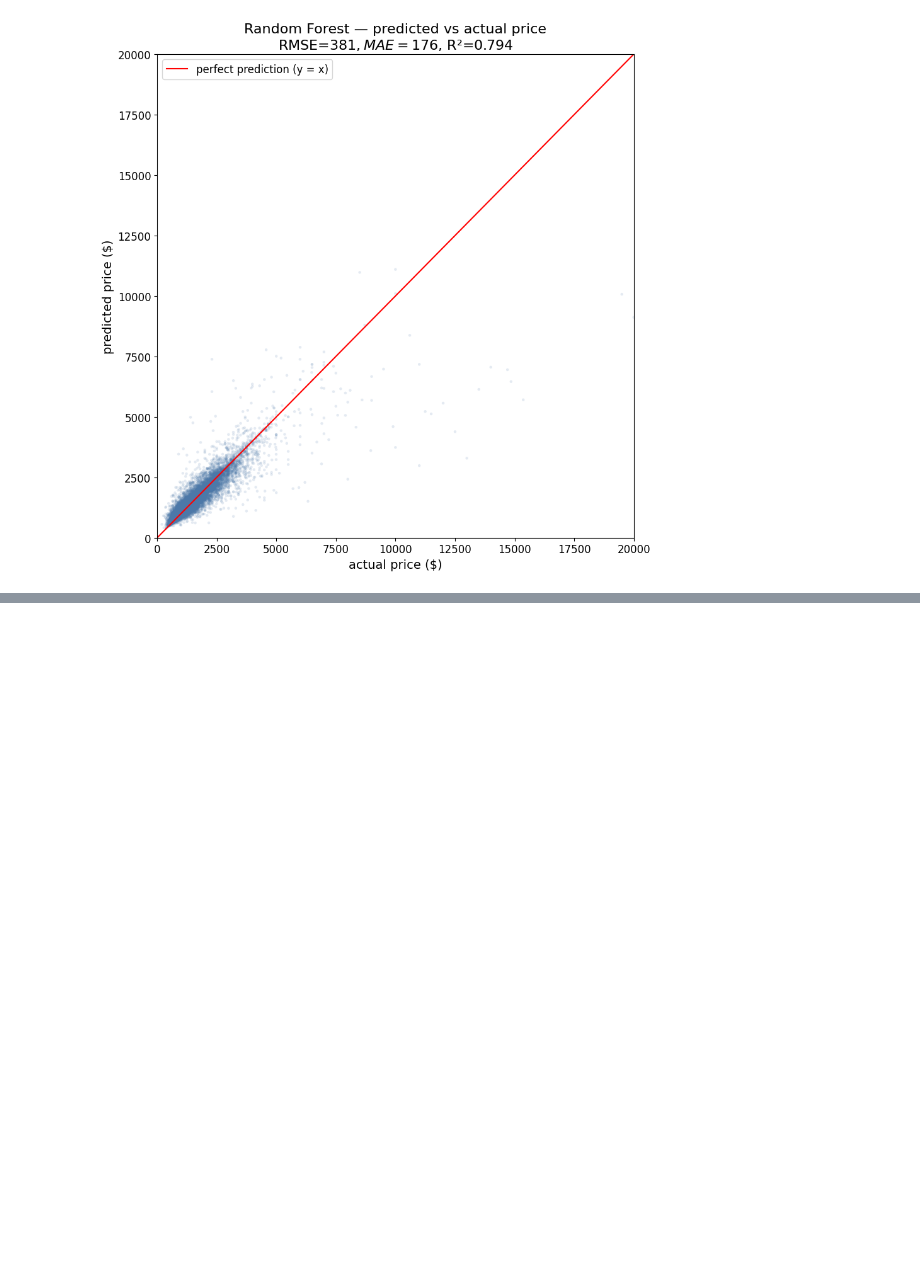
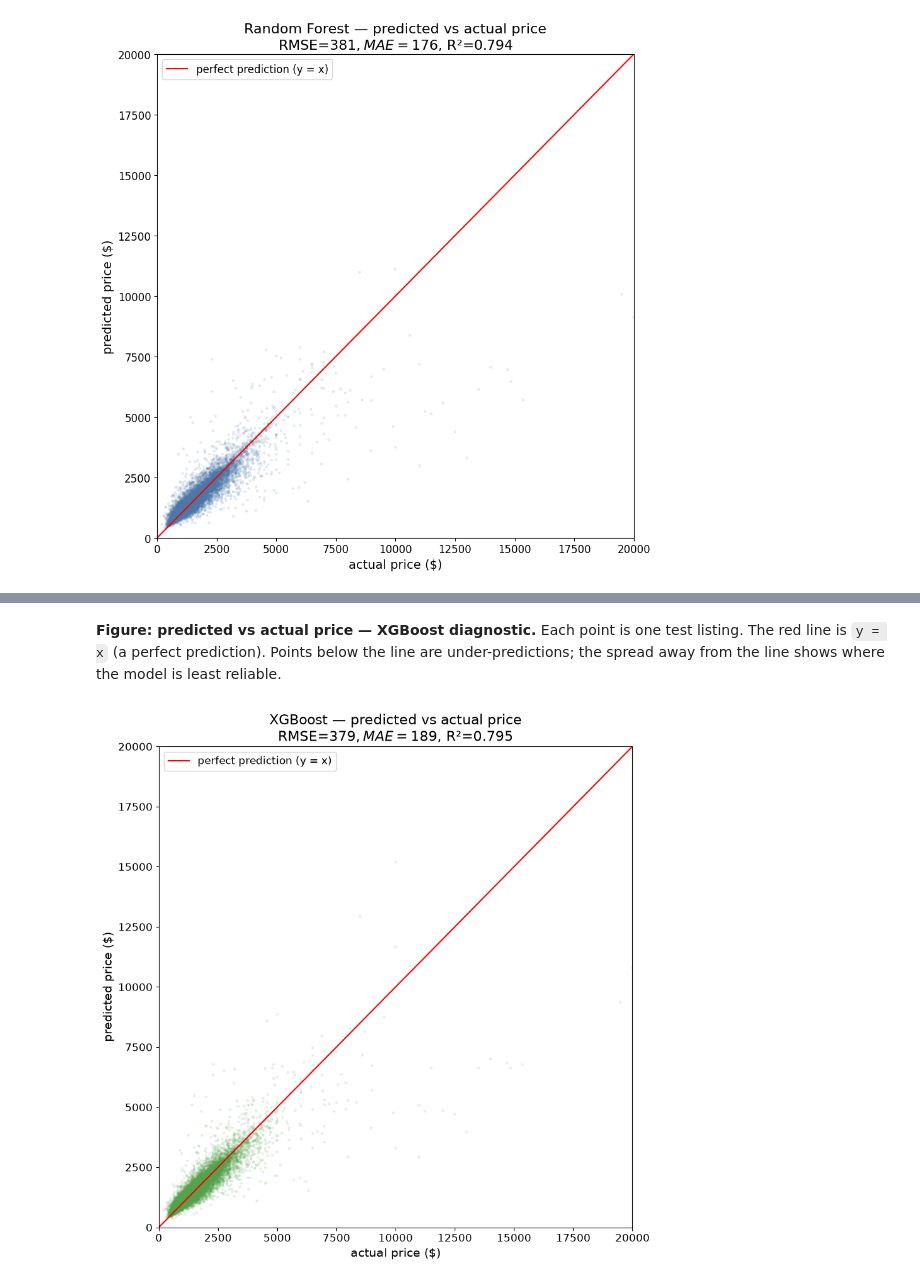
Before and after one commit to jason1ng/apartment_rental_price_prediction, a Jupyter notebook: notebooks/03_modelling.ipynb, the cells around one changed output, grey strips where cells are left out. Drawn from its saved outputs; the diff is of its cells as text; code cells hidden in the pictures; blank space fills up the shorter version.

```diff
--- a/notebooks/03_modelling.ipynb
+++ b/notebooks/03_modelling.ipynb
@@ -343,0 +450,9 @@ plt.show()
+# %%
+from src.modelling import evaluate_model
+
+# X_test_transformed, not XX_test - the pipeline includes its own preprocessor
+xgb_metrics = evaluate_model(xgb_grid.best_estimator_, X_test_transformed, y_test)
+
+print(f"RMSE : ${xgb_metrics['rmse']:,.2f}")
+print(f"MAE  : ${xgb_metrics['mae']:,.2f}")
+print(f"R2   : {xgb_metrics['r2']:.4f}")
@@ -343,0 +470,29 @@ plt.show()
+# %% [markdown]
+**Figure: predicted vs actual price — XGBoost diagnostic.**
+Each point is one test listing. The red line is `y = x` (a perfect prediction).
+Points below the line are under-predictions; the spread away from the line shows
+where the model is least reliable.
+# %%
+y_pred = xgb_metrics["predictions"]
+fig, ax = plt.subplots(figsize=(9, 9))
+
+ax.scatter(y_test, y_pred, alpha=0.15, s=10, color="#54A24B", edgecolors="none")
+
+limits = [0, max(y_test.max(), y_pred.max())]
+ax.plot(limits, limits, color="red", linewidth=1.5, label="perfect prediction (y = x)")
+
+ax.set_xlim(limits)
+ax.set_ylim(limits)
+ax.set_xlabel("actual price ($)", fontsize=14)
+ax.set_ylabel("predicted price ($)", fontsize=14)
+ax.set_title(f"XGBoost — predicted vs actual price\n"
+             f"RMSE=${xgb_metrics['rmse']:,.0f}, MAE=${xgb_metrics['mae']:,.0f}, "
+             f"R\u00b2={xgb_metrics['r2']:.3f}", fontsize=16)
+ax.tick_params(axis="both", labelsize=12)
+ax.legend(fontsize=12)
+
+fig.tight_layout()
+fig.savefig("../outputs/figures/xgb_pred_vs_actual.png", dpi=200, bbox_inches="tight")
+plt.show()
+# %% [output]
+[figure, added]
```
Also changed, not shown: parts of 12 cells of this notebook, 7 other files.
